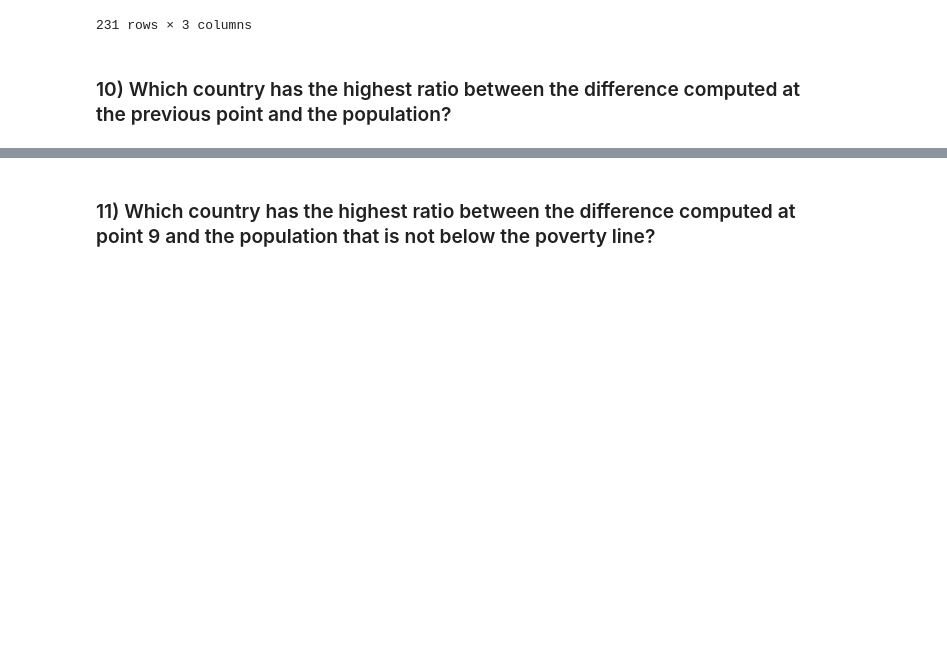
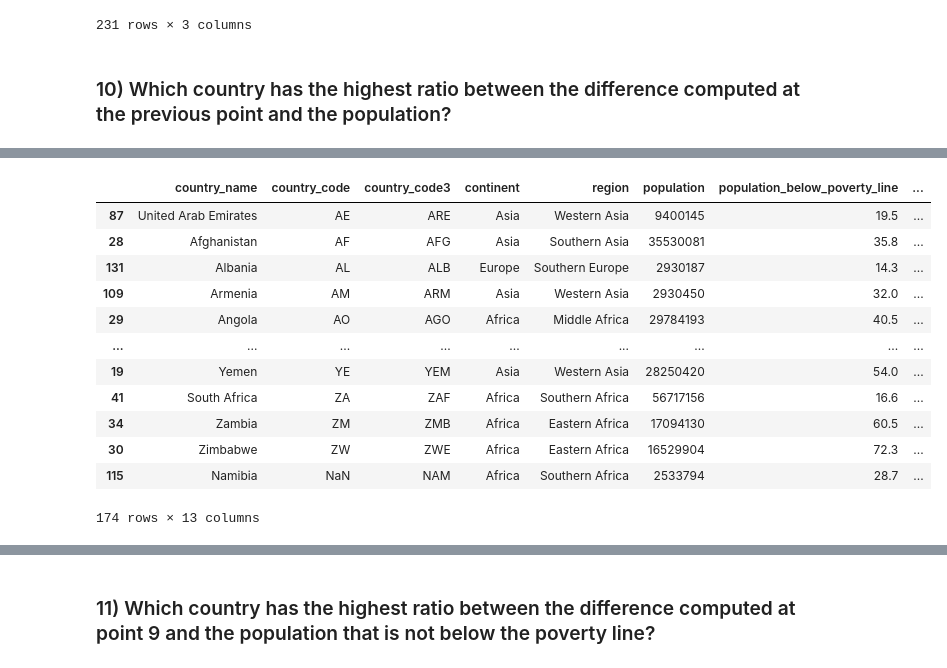
Before and after one commit to mliccia/FoCS, a Jupyter notebook: FoCS_799368.ipynb, the cells around one changed output, grey strips where cells are left out. Saved outputs shown, nothing was run; the diff lists cells and outputs as text; code cells hidden in the pictures; blank space fills up the shorter version.

```diff
--- a/FoCS_799368.ipynb
+++ b/FoCS_799368.ipynb
@@ -626,3 +625,9 @@ difference_lend_borrowed
 #difference_lend_borrowed.to_csv('C:/Users/matal/Desktop/difference_lend_borrowed.csv')
 # %% [markdown]
 ### 10) Which country has the highest ratio between the difference computed at the previous point and the population?
+# %%
+## Per rispondere a questa domanda è necessario unire il dataset appena creato al dataset country_stats.csv
+## Contenente informazioni sulla popolazione di ciascuno stato
+
+difference_lend_borrowed = pd.read_csv('C:/Users/matal/Desktop/difference_lend_borrowed.csv')
+country_stats = pd.read_csv('C:/Users/matal/Desktop/country_stats.csv')
@@ -628,0 +650,16 @@ difference_lend_borrowed
+# %%
+country_stats.sort_values(by='country_code')
+# %% [output]
+|  | country_name | country_code | country_code3 | continent | region | population | population_below_poverty_line | ... |
+| 87 | United Arab Emirates | AE | ARE | Asia | Western Asia | 9400145 | 19.5 | ... |
+| 28 | Afghanistan | AF | AFG | Asia | Southern Asia | 35530081 | 35.8 | ... |
+| 131 | Albania | AL | ALB | Europe | Southern Europe | 2930187 | 14.3 | ... |
+| 109 | Armenia | AM | ARM | Asia | Western Asia | 2930450 | 32.0 | ... |
+| 29 | Angola | AO | AGO | Africa | Middle Africa | 29784193 | 40.5 | ... |
+| ... | ... | ... | ... | ... | ... | ... | ... | ... |
+| 19 | Yemen | YE | YEM | Asia | Western Asia | 28250420 | 54.0 | ... |
+| 41 | South Africa | ZA | ZAF | Africa | Southern Africa | 56717156 | 16.6 | ... |
+| 34 | Zambia | ZM | ZMB | Africa | Eastern Africa | 17094130 | 60.5 | ... |
+| 30 | Zimbabwe | ZW | ZWE | Africa | Eastern Africa | 16529904 | 72.3 | ... |
+| 115 | Namibia | NaN | NAM | Africa | Southern Africa | 2533794 | 28.7 | ... |
+174 rows × 13 columns
```
Also changed, not shown: parts of 16 cells of this notebook.
